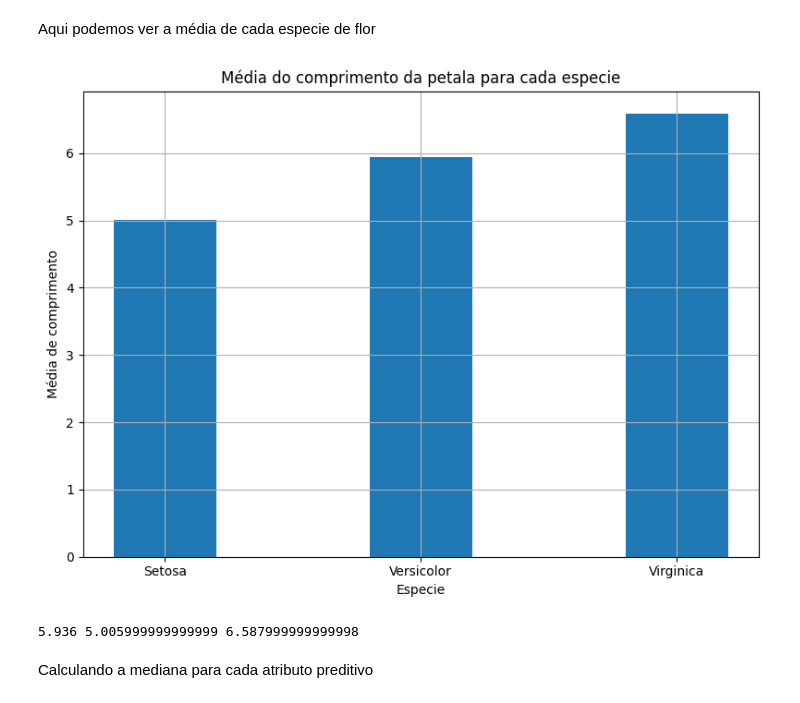
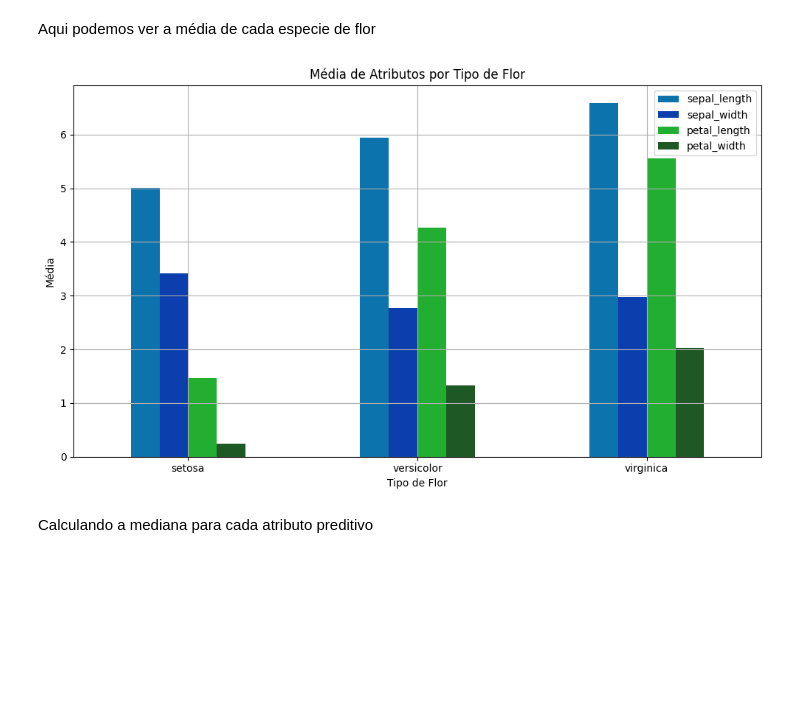
Before and after one commit to Guilherme-Prazeres/AVA1-ENGG67, a Jupyter notebook: IAM_AVA01_Guilherme_Prazeres_Joaquim.ipynb, the cells around one changed output. Saved outputs shown, nothing was run; the diff lists cells and outputs as text; code cells hidden in the pictures; blank space fills up the shorter version.

```diff
--- a/IAM_AVA01_Guilherme_Prazeres_Joaquim.ipynb
+++ b/IAM_AVA01_Guilherme_Prazeres_Joaquim.ipynb
@@ -42,44 +42,27 @@ plt.show()
 [figure]
 # %% [markdown]
 Aqui podemos ver a média de cada especie de flor
-# %%
-def media(df, attribute, species):
-    df_specie = df[df['species'] == species]
-
-    if len(df_specie) == 0:
-        return "Sem dados para a especie selecionada"
-
-    sum_values = 0
-    for value in df_specie[attribute]:
-        sum_values += value
-
-    result = sum_values / len(df_specie)
-    return result
-
-media_setosa = media(iris, 'sepal_length', 'setosa')
-media_versicolor = media(iris, 'sepal_length', 'versicolor')
-media_virginica = media(iris, 'sepal_length', 'virginica')
-
-# Create a DataFrame
-data = {
-    'Species': ['Setosa', 'Versicolor', 'Virginica'],
-    'Sepal Length Mean': [media_setosa, media_versicolor, media_virginica]
-}
-df = pd.DataFrame(data)
-
-# Plot
-plt.figure(figsize=(8, 6))
-plt.grid(True)
-plt.bar(df['Species'], df['Sepal Length Mean'], color=['#1f77b4', '#1f77b4', '#1f77b4'], width= 0.4)
-plt.title('Média do comprimento da petala para cada especie')
-plt.xlabel('Especie')
-plt.ylabel('Média de comprimento')
-plt.tight_layout()
-plt.show()
-
-print(media_versicolor, media_setosa, media_virginica)
-# %% [output]
-[figure, removed]
-5.936 5.005999999999999 6.587999999999998
+# %%
+# Mapeando o índice das linhas para o nome da espécie
+species_names = {0: 'setosa', 1: 'versicolor', 2: 'virginica'}
+iris['species'] = iris.index.map(lambda x: species_names[x // 50])
+
+# Calculando a média de cada atributo por tipo de flor
+mean_by_species = iris.groupby('species').mean()
+
+# Definindo uma paleta de cores em tons de azul escuro
+colors = ['#0C73AD', '#0C3FAD', '#22AE31','#1E5824']
+
+# Plotando a média de cada atributo por tipo de flor com as cores definidas
+mean_by_species.plot(kind='bar', figsize=(10, 6), color=colors)
+plt.title('Média de Atributos por Tipo de Flor')
+plt.xlabel('Tipo de Flor')
+plt.ylabel('Média')
+plt.xticks(rotation=0)
+plt.grid(True)
+plt.tight_layout()
+plt.show()
+# %% [output]
+[figure, added]
 # %% [markdown]
 Calculando a mediana para cada atributo preditivo
```
Also changed, not shown: parts of 2 cells of this notebook.
